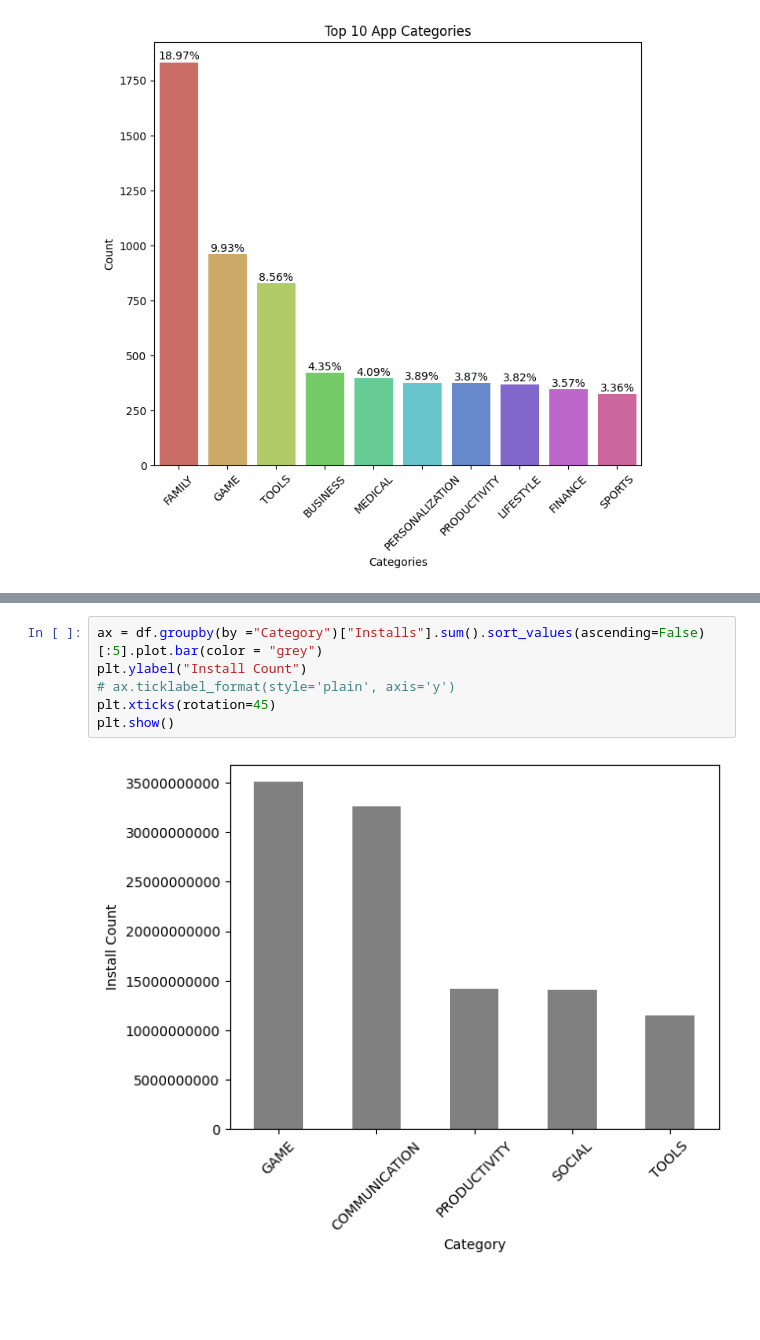
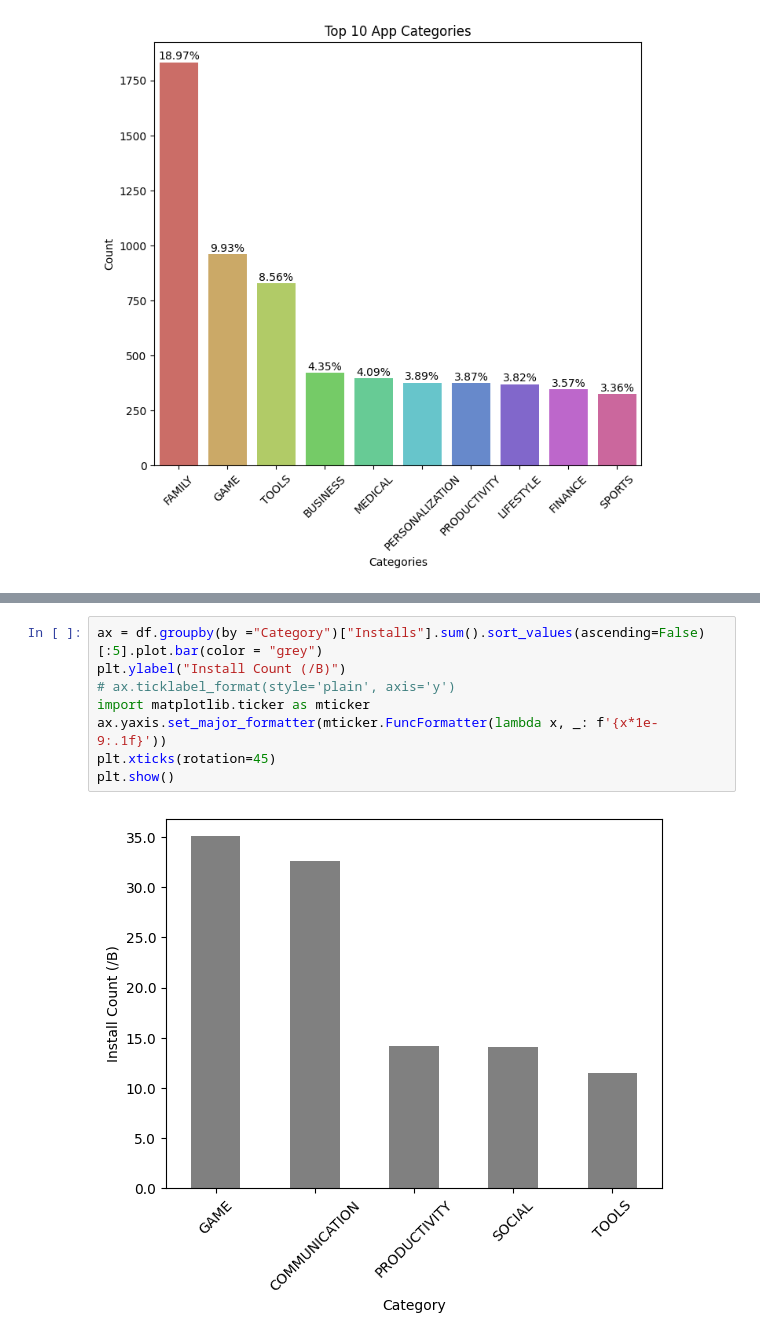
Before and after one commit to CodeLoopdroid/AI_ML_Bootcamp, a Jupyter notebook: Feature_Engineering/EDA&FE_Playstore.ipynb, the cells around one changed output, grey strips where cells are left out. Cells and saved outputs as stored; diff of their text form; blank space fills up the shorter version.

```diff
--- a/Feature_Engineering/EDA&FE_Playstore.ipynb
+++ b/Feature_Engineering/EDA&FE_Playstore.ipynb
@@ -146,9 +146,11 @@ df_copy.head()
 | 4 | Pixel Draw - Number Art Coloring ... | ART_AND_DESIGN | 4.3 | 967 | 2.8 | 100000.0 | Free | 0.0 | Everyone | Art & Design;Creativity | ... |
 # %%
 ax = df.groupby(by ="Category")["Installs"].sum().sort_values(ascending=False)[:5].plot.bar(color = "grey")
-plt.ylabel("Install Count")
+plt.ylabel("Install Count (/B)")
 # ax.ticklabel_format(style='plain', axis='y')
+import matplotlib.ticker as mticker
+ax.yaxis.set_major_formatter(mticker.FuncFormatter(lambda x, _: f'{x*1e-9:.1f}'))
 plt.xticks(rotation=45)
 plt.show()
 # %% [output]
-[figure, old version]
+[figure, new version]
```
